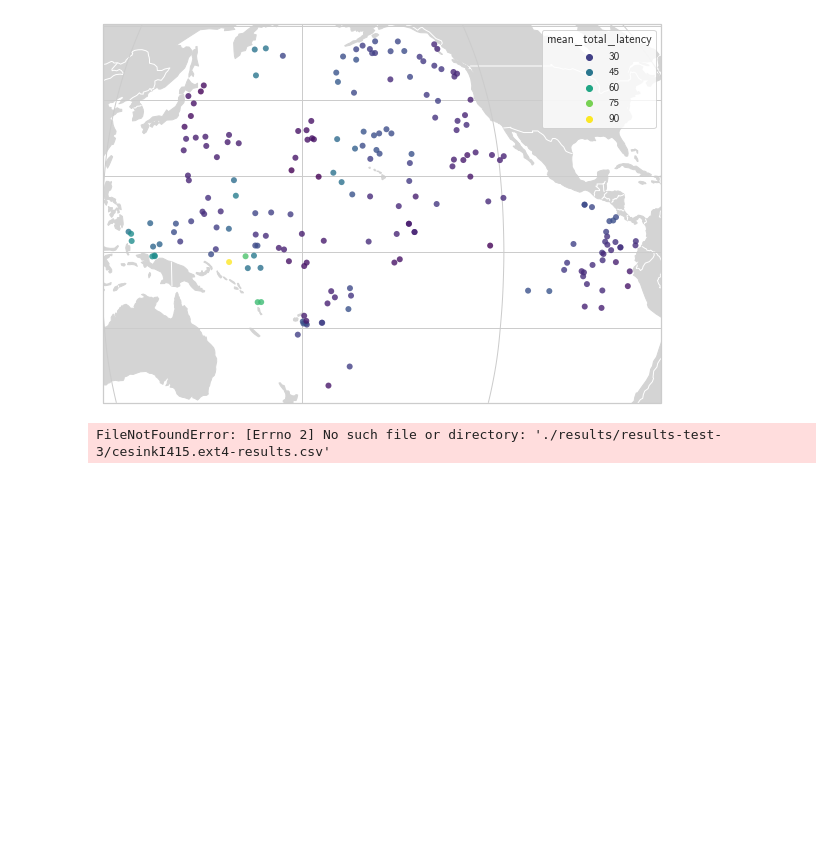
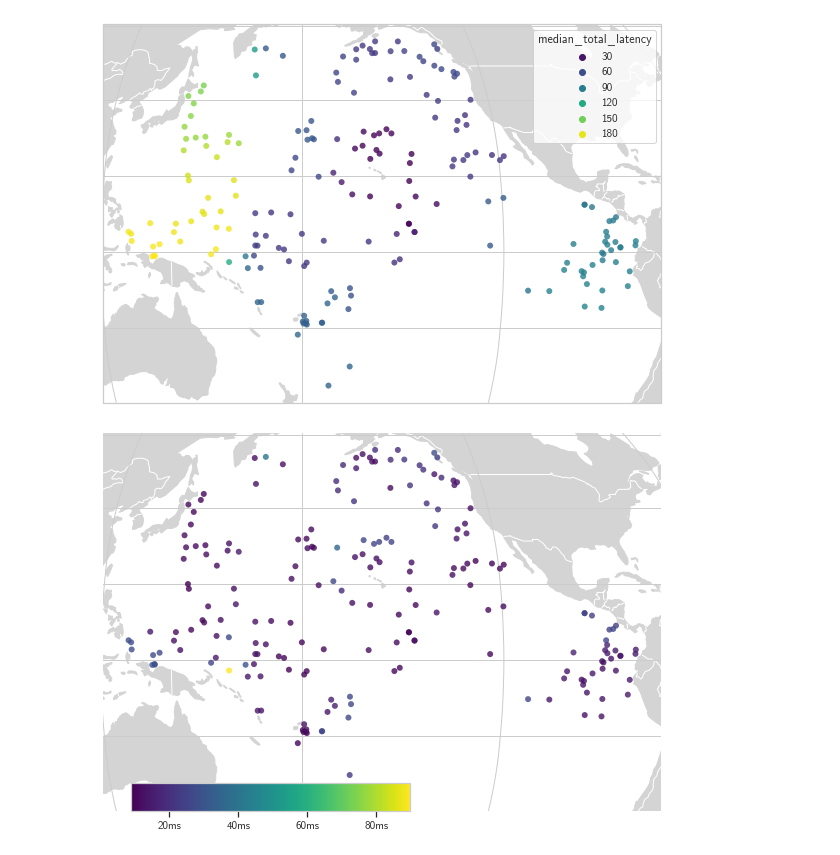
Before and after one commit to OpenFogStack/celestial-buoy-evaluation, a Jupyter notebook: analysis.ipynb, the cells around one changed output. Saved outputs shown, nothing was run; the diff lists cells and outputs as text; code cells hidden in the pictures; blank space fills up the shorter version.

Commit message:
add a lot of results

```diff
--- a/analysis.ipynb
+++ b/analysis.ipynb
@@ -123,21 +149,32 @@ ax.add_feature(cartopy.feature.BORDERS, linestyle='-', alpha=1, edgecolor=("#FFF
 ax.add_feature(cartopy.feature.LAND, facecolor=("#d4d4d4"))
 ax.gridlines()
 
-sns.scatterplot(ax=ax, data=df_experiment, x="lng", y="lat", transform=ccrs.PlateCarree(), palette=cmap, zorder=10, linewidth=0, alpha=0.8, hue="mean_total_latency")
+sns.scatterplot(ax=ax, data=df_experiment[(df_experiment["run_name"] == "cloud") & (df_experiment["run_number"] == "2")], x="lng", y="lat", transform=ccrs.PlateCarree(), palette=cmap, zorder=10, linewidth=0, alpha=0.8, hue="median_total_latency")
 
 plt.show()
 # %% [output]
-[figure, old version]
+[figure, new version]
-# %%
-test_df = pd.read_csv(os.path.join(RESULTS_DIR, "cesinkI415.ext4-results.csv"))
-
-test_df["send_time1"] = test_df["send_time1"] / 1e6
-test_df["send_time2"] = test_df["send_time2"] / 1e6
-test_df["recv_time1"] = test_df["recv_time1"] / 1e6
-test_df["recv_time2"] = test_df["recv_time2"] / 1e6
-
-test_df["send_latency1"] = test_df["recv_time1"] - test_df["send_time1"]
-test_df["send_latency2"] = test_df["recv_time2"] - test_df["send_time2"]
-test_df["processing_latency"] = test_df["send_time2"] - test_df["recv_time1"]
-# %% [output]
-FileNotFoundError: [Errno 2] No such file or directory: './results/results-test-3/cesinkI415.ext4-results.csv'
+# %%
+cmap = sns.color_palette("viridis", as_cmap=True)
+df = df_experiment[(df_experiment["run_name"] == "sat") & (df_experiment["run_number"] == "1")]
+
+fig, ax = plt.subplots(figsize=(10, 10), subplot_kw={'projection': cartopy.crs.Robinson(central_longitude=180)})
+
+ax.add_feature(cartopy.feature.BORDERS, linestyle='-', alpha=1, edgecolor=("#FFFFFF"))
+
+ax.add_feature(cartopy.feature.LAND, facecolor=("#d4d4d4"))
+ax.gridlines()
+
+sns.scatterplot(ax=ax, data=df, x="lng", y="lat", transform=ccrs.PlateCarree(), palette=cmap, zorder=10, linewidth=0, alpha=0.8, hue="median_total_latency")
+
+norm = plt.Normalize(max(df["median_total_latency"]), min(df["median_total_latency"]))
+sm = plt.cm.ScalarMappable(cmap=cmap, norm=norm)
+sm.set_array([])
+ax.get_legend().remove()
+cbar = ax.figure.colorbar(sm, location='bottom', shrink=0.5, pad=-0.15, aspect=10, anchor=(0.1, 0))
+cbar.ax.xaxis.set_major_formatter(matplotlib.ticker.FormatStrFormatter('%dms'))
+ax.axis('off')
+
+plt.show()
+# %% [output]
+[figure, added]
```
Also changed, not shown: parts of 16 cells of this notebook, 7 other files.
